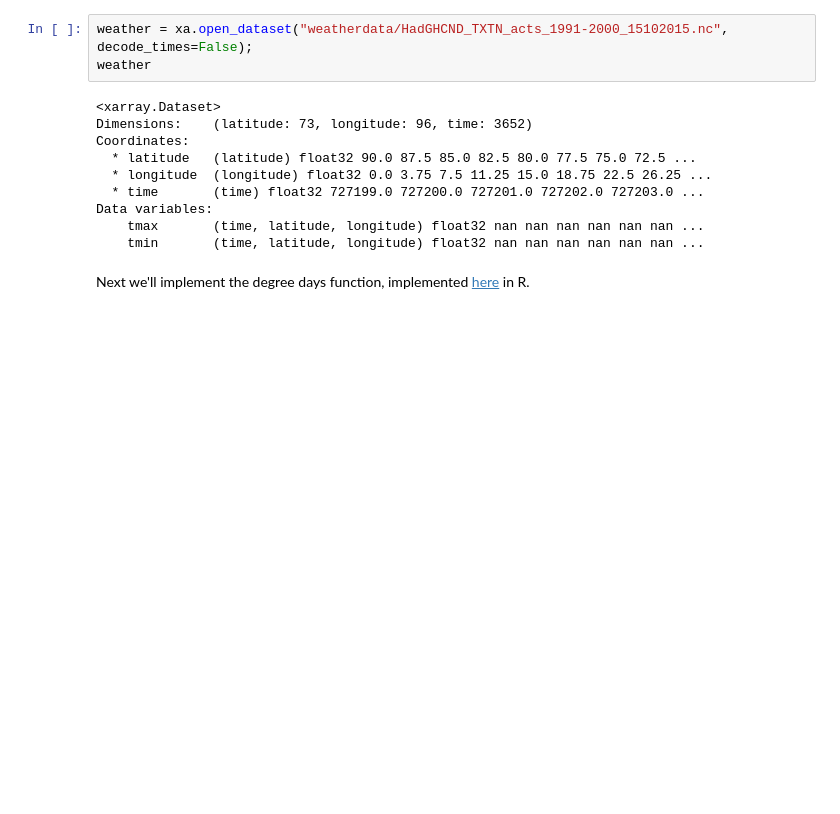
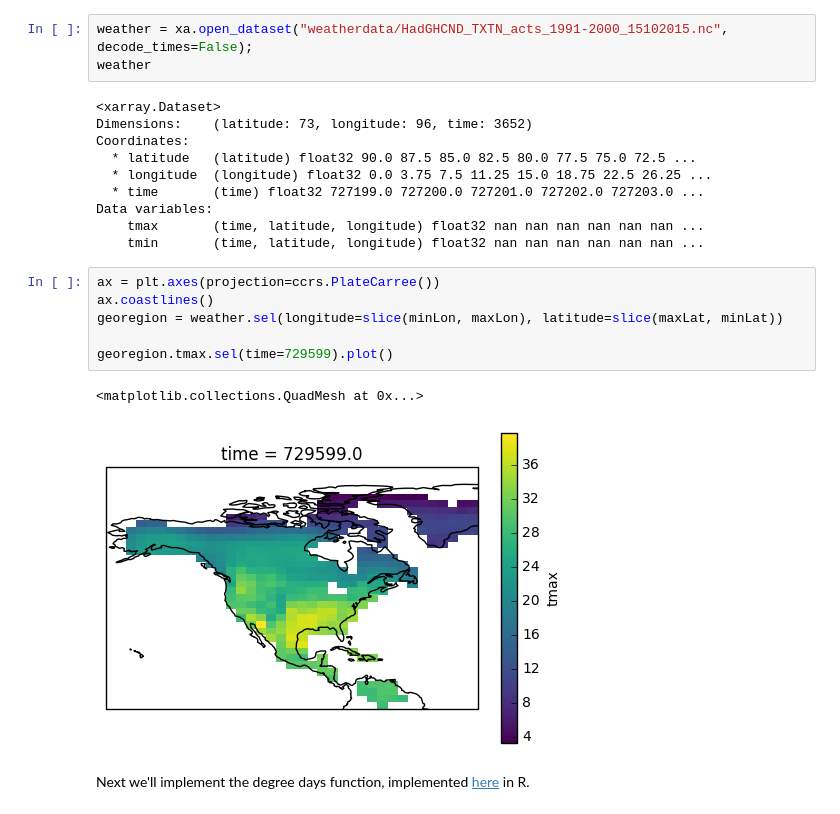
Before and after one commit to acannistra/ICBseasonality, a Jupyter notebook: maps/Seasonality Maps 2.ipynb, the cells around one changed output. Cells and saved outputs as stored; diff of their text form; blank space fills up the shorter version.

Commit message:
corrected projection.

```diff
--- a/maps/Seasonality Maps 2.ipynb
+++ b/maps/Seasonality Maps 2.ipynb
@@ -28,6 +28,15 @@ Coordinates:
 Data variables:
     tmax       (time, latitude, longitude) float32 nan nan nan nan nan nan ...
     tmin       (time, latitude, longitude) float32 nan nan nan nan nan nan ...
+# %%
+ax = plt.axes(projection=ccrs.PlateCarree())
+ax.coastlines()
+georegion = weather.sel(longitude=slice(minLon, maxLon), latitude=slice(maxLat, minLat))
+
+georegion.tmax.sel(time=729599).plot()
+# %% [output]
+<matplotlib.collections.QuadMesh at 0x...>
+[figure, added]
 # %% [markdown]
 Next we'll implement the degree days function, implemented [here](https://github.com/lbuckley/ICBseasonality/blob/master/DDFunctions.R) in R.
 # %%
```
Also changed, not shown: parts of 3 cells of this notebook, 1 other file.
